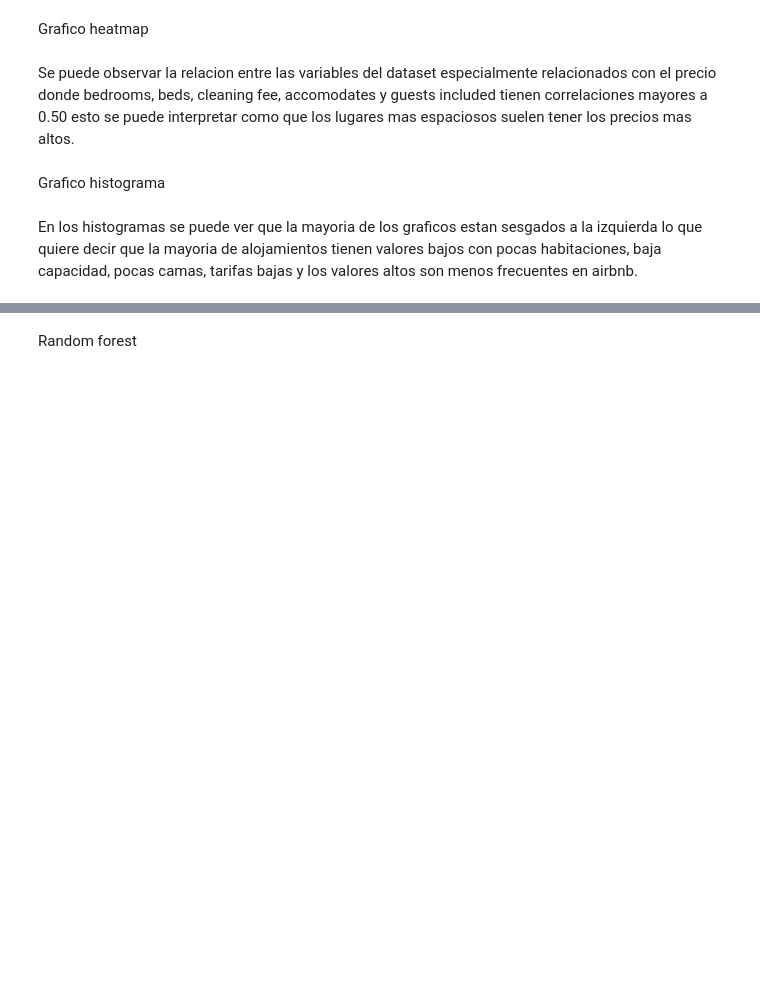
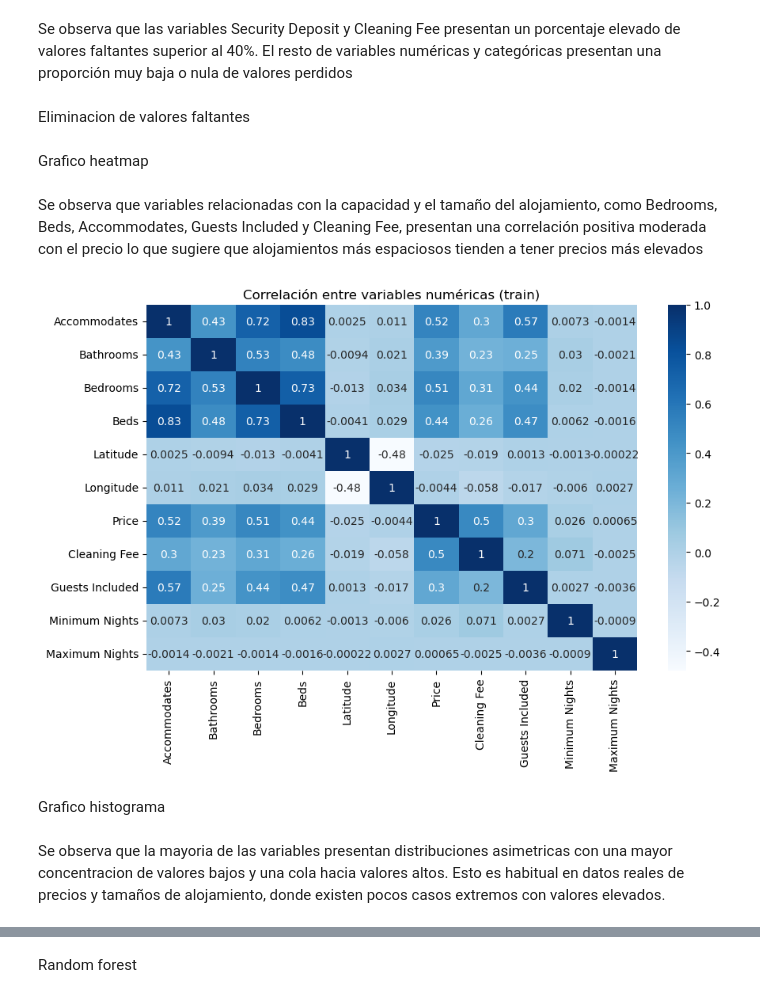
Before and after one commit to DiegoA-pixel/Machine_learning, a Jupyter notebook: Proyecto de machine learning.ipynb, the cells around one changed output, grey strips where cells are left out. Cells and saved outputs as stored; diff of their text form; code cells hidden in the pictures; blank space fills up the shorter version.

```diff
--- a/Proyecto de machine learning.ipynb
+++ b/Proyecto de machine learning.ipynb
@@ -37,19 +65,4 @@ columnas_utiles = [
     "Room Type", "Property Type"
 ]
 
-df2 = df[columnas_utiles].copy()
-
-
-def limpiar_precio(x):
-    if isinstance(x, str):
-        x = x.replace("$", "").replace(",", "")
-    return pd.to_numeric(x, errors="coerce")
-
-df2["Price"] = df2["Price"].apply(limpiar_precio)
-df2["Cleaning Fee"] = df2["Cleaning Fee"].apply(limpiar_precio)
-df2["Security Deposit"] = df2["Security Deposit"].apply(limpiar_precio)
-
-
-df2 = df2[df2["Price"].notnull()]
-df2 = df2[df2["Price"] > 0]
-df2.isnull().mean().sort_values(ascending=False)
+train_sel = train_df[columnas_utiles].copy()
@@ -55,0 +71,5 @@ df2.isnull().mean().sort_values(ascending=False)
+# %%
+train_sel = train_sel[train_sel["Price"].notnull()]
+train_sel = train_sel[train_sel["Price"] > 0]
+
+train_sel.isnull().mean().sort_values(ascending=False)
@@ -56,14 +92,31 @@ df2.isnull().mean().sort_values(ascending=False)
+# %% [markdown]
+Se observa que las variables Security Deposit y Cleaning Fee presentan un porcentaje elevado de valores faltantes superior al 40%.
+El resto de variables numéricas y categóricas presentan una proporción muy baja o nula de valores perdidos
+# %% [markdown]
+Eliminacion de valores faltantes
+# %%
+train_sel = train_sel.drop(columns=["Security Deposit"])
+median_cleaning_fee = train_sel["Cleaning Fee"].median()
+train_sel["Cleaning Fee"] = train_sel["Cleaning Fee"].fillna(median_cleaning_fee)
 # %% [markdown]
 Grafico heatmap
 # %% [markdown]
-Se puede observar la relacion entre las variables del dataset especialmente relacionados con el precio donde bedrooms, beds, cleaning fee, accomodates y guests included tienen correlaciones mayores a 0.50 esto se puede interpretar como que los lugares mas espaciosos suelen tener los precios mas altos.
+
+Se observa que variables relacionadas con la capacidad y el tamaño del alojamiento, como Bedrooms, Beds, Accommodates, Guests Included y Cleaning Fee, presentan una correlación positiva moderada con el precio lo que sugiere que alojamientos más espaciosos tienden a tener precios más elevados
 # %%
 plt.figure(figsize=(10,6))
-sns.heatmap(df2.corr(numeric_only=True), annot=True, cmap="Blues")
-plt.title("Correlación entre variables numéricas")
+sns.heatmap(
+    train_sel.corr(numeric_only=True),
+    annot=True,
+    cmap="Blues"
+)
+plt.title("Correlación entre variables numéricas (train)")
 plt.show()
+# %% [output]
+[figure, added]
 # %% [markdown]
 Grafico histograma
 # %% [markdown]
-En los histogramas se puede ver que la mayoria de los graficos estan sesgados a la izquierda lo que quiere decir que la mayoria de alojamientos tienen valores bajos con pocas habitaciones, baja capacidad, pocas camas, tarifas bajas y los valores altos son menos frecuentes en airbnb.
+
+Se observa que la mayoria de las variables presentan distribuciones asimetricas con una mayor concentracion de valores bajos y una cola hacia valores altos. Esto es habitual en datos reales de precios y tamaños de alojamiento, donde existen pocos casos extremos con valores elevados.
 # %%
```
Also changed, not shown: parts of 16 cells of this notebook.
